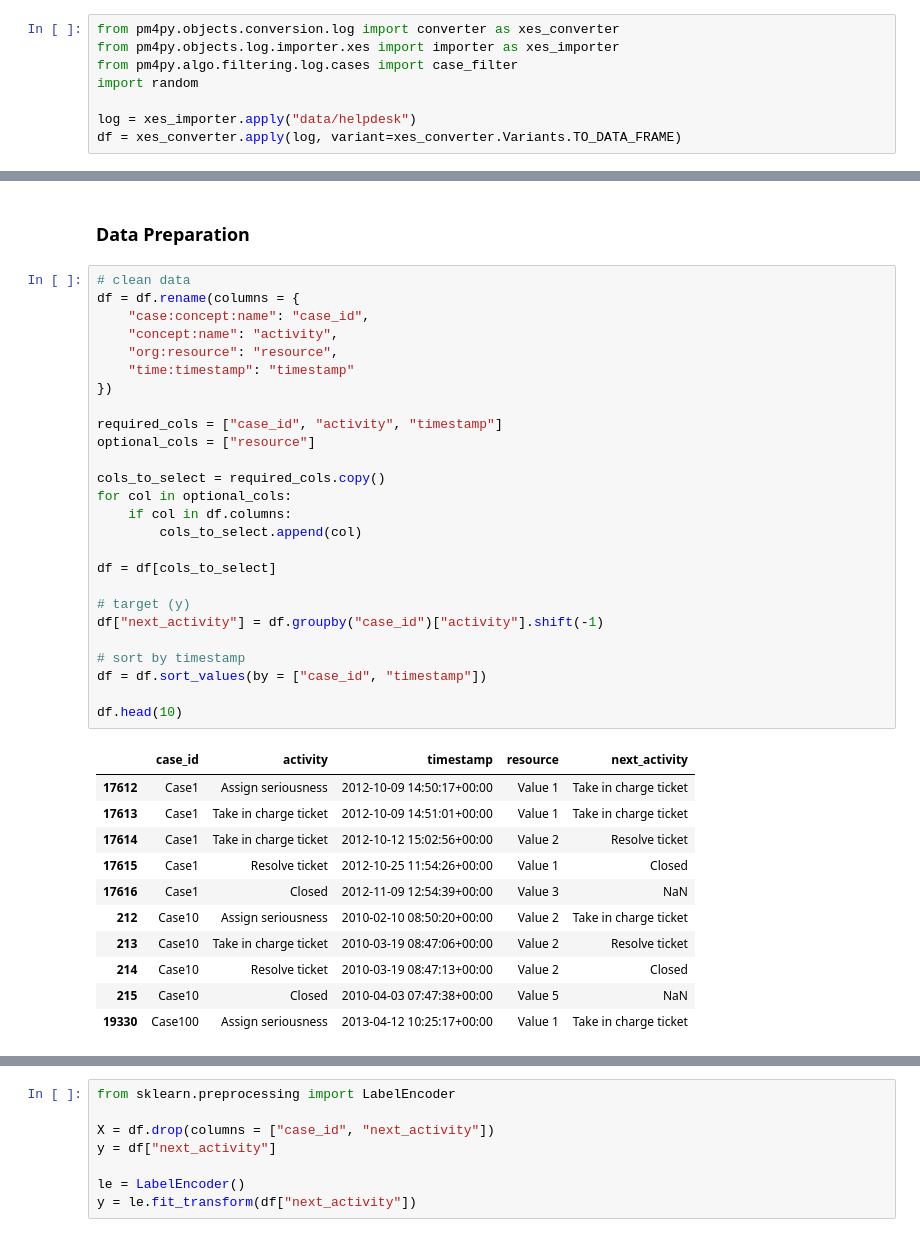
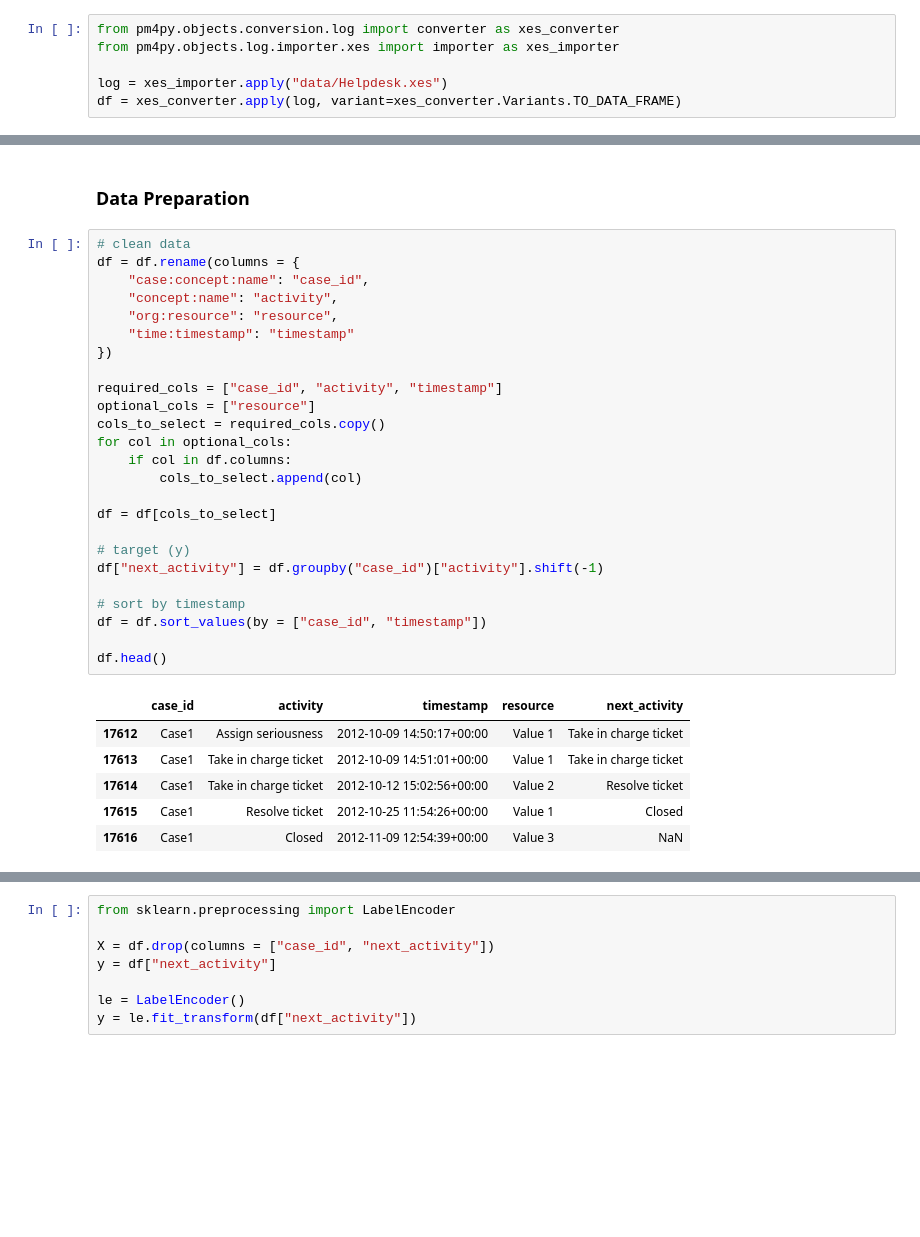
Before and after one commit to LorenzoCirac/Encodings-for-Next-Step-Activity-Prediction, a Jupyter notebook: Encodings for Next Step Activity Prediction.ipynb, the cells around one changed output, grey strips where cells are left out. Saved outputs shown, nothing was run; the diff lists cells and outputs as text; blank space fills up the shorter version.

```diff
--- a/Encodings for Next Step Activity Prediction.ipynb
+++ b/Encodings for Next Step Activity Prediction.ipynb
@@ -19,10 +20,8 @@ warnings.filterwarnings("ignore")
 # %%
 from pm4py.objects.conversion.log import converter as xes_converter
 from pm4py.objects.log.importer.xes import importer as xes_importer
-from pm4py.algo.filtering.log.cases import case_filter
-import random
 
-log = xes_importer.apply("data/helpdesk")
+log = xes_importer.apply("data/Helpdesk.xes")
 df = xes_converter.apply(log, variant=xes_converter.Variants.TO_DATA_FRAME)
 # %%
 df.columns
@@ -147,40 +148,34 @@ dfg_vis.view(gviz)
 # clean data
 df = df.rename(columns = {
     "case:concept:name": "case_id",
     "concept:name": "activity",
     "org:resource": "resource",
     "time:timestamp": "timestamp"
 })
 
 required_cols = ["case_id", "activity", "timestamp"]
 optional_cols = ["resource"]
-
 cols_to_select = required_cols.copy()
 for col in optional_cols:
     if col in df.columns:
         cols_to_select.append(col)
 
 df = df[cols_to_select]
 
 # target (y)
 df["next_activity"] = df.groupby("case_id")["activity"].shift(-1)
 
 # sort by timestamp
 df = df.sort_values(by = ["case_id", "timestamp"])
 
-df.head(10)
+df.head()
 # %% [output]
 |  | case_id | activity | timestamp | resource | next_activity |
 | 17612 | Case1 | Assign seriousness | 2012-10-09 14:50:17+00:00 | Value 1 | Take in charge ticket |
 | 17613 | Case1 | Take in charge ticket | 2012-10-09 14:51:01+00:00 | Value 1 | Take in charge ticket |
 | 17614 | Case1 | Take in charge ticket | 2012-10-12 15:02:56+00:00 | Value 2 | Resolve ticket |
 | 17615 | Case1 | Resolve ticket | 2012-10-25 11:54:26+00:00 | Value 1 | Closed |
 | 17616 | Case1 | Closed | 2012-11-09 12:54:39+00:00 | Value 3 | NaN |
-| 212 | Case10 | Assign seriousness | 2010-02-10 08:50:20+00:00 | Value 2 | Take in charge ticket |
-| 213 | Case10 | Take in charge ticket | 2010-03-19 08:47:06+00:00 | Value 2 | Resolve ticket |
-| 214 | Case10 | Resolve ticket | 2010-03-19 08:47:13+00:00 | Value 2 | Closed |
-| 215 | Case10 | Closed | 2010-04-03 07:47:38+00:00 | Value 5 | NaN |
-| 19330 | Case100 | Assign seriousness | 2013-04-12 10:25:17+00:00 | Value 1 | Take in charge ticket |
 # %%
 # add prefix
 prefixes = []
```
Also changed, not shown: parts of 19 cells of this notebook, 8 other files.
